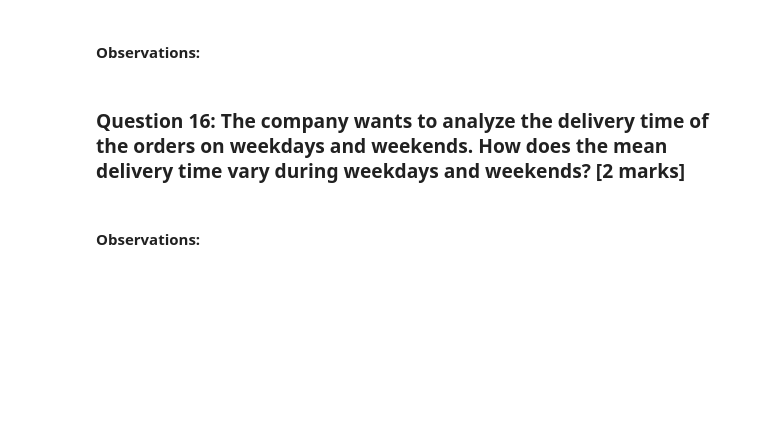
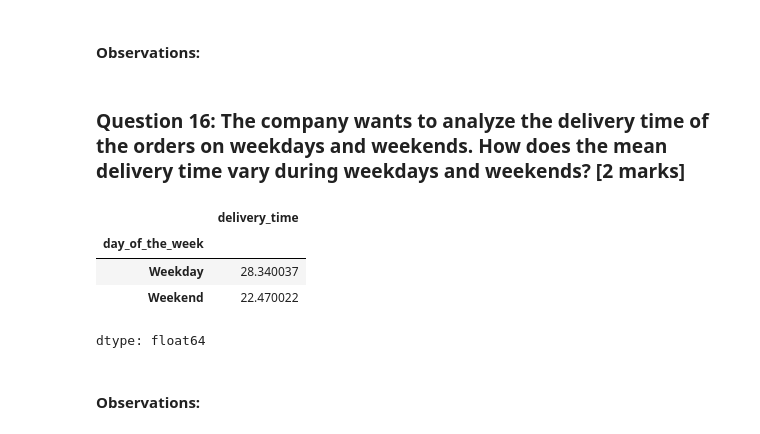
Before and after one commit to braju78/pythonFundamentals, a Jupyter notebook: Week5 PROJECT - Food hub Case Study/Learner_Notebook_Full_Code.ipynb, the cells around one changed output. Saved outputs shown, nothing was run; the diff lists cells and outputs as text; code cells hidden in the pictures; blank space fills up the shorter version.

```diff
--- a/Week5 PROJECT - Food hub Case Study/Learner_Notebook_Full_Code.ipynb
+++ b/Week5 PROJECT - Food hub Case Study/Learner_Notebook_Full_Code.ipynb
@@ -327,6 +329,13 @@ df.loc[df['cost_of_the_order']>20, 'cost_of_the_order'].sum()*0.25+df.loc[(df['c
 ### **Question 16:** The company wants to analyze the delivery time of the orders on weekdays and weekends. How does the mean delivery time vary during weekdays and weekends? [2 marks]
 # %%
 # Write the code here
+df.groupby('day_of_the_week')['delivery_time'].mean()
+# %% [output]
+|  | delivery_time |
+| day_of_the_week |  |
+| Weekday | 28.340037 |
+| Weekend | 22.470022 |
+dtype: float64
 # %% [markdown]
 #### Observations:
 # %% [markdown]
```
Also changed, not shown: parts of 2 cells of this notebook.
